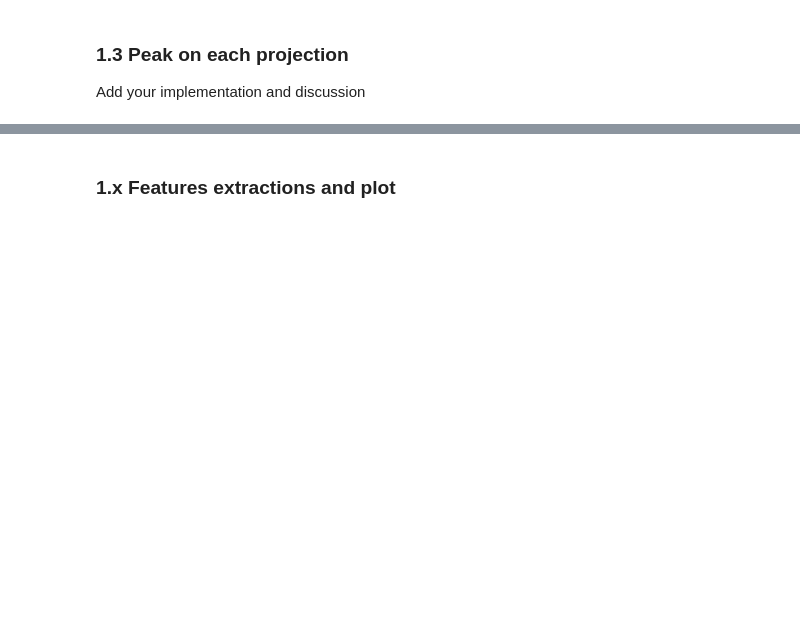
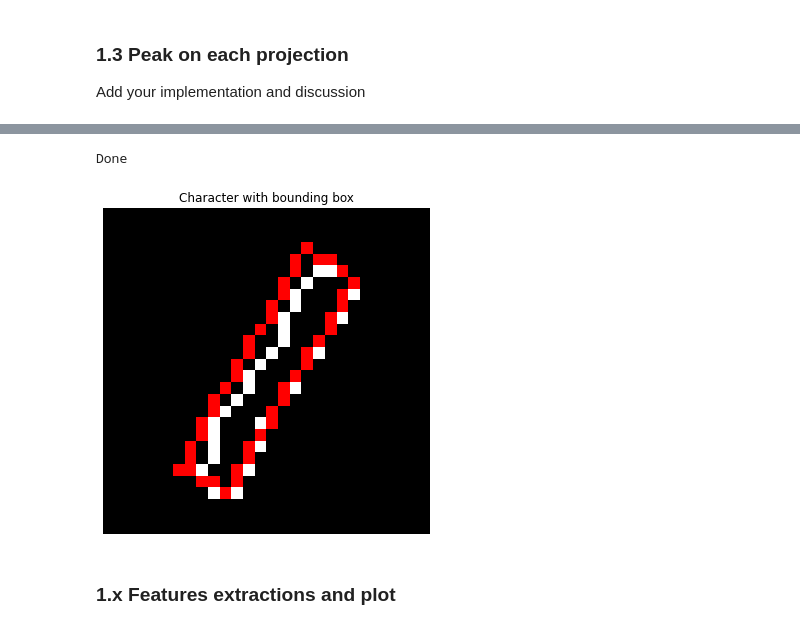
Before and after one commit to JambonSama/image_analysis_and_pattern_recognition_labs, a Jupyter notebook: labs/lab_02_object_description.ipynb, the cells around one changed output, grey strips where cells are left out. Drawn from its saved outputs; the diff is of its cells as text; code cells hidden in the pictures; blank space fills up the shorter version.

```diff
--- a/labs/lab_02_object_description.ipynb
+++ b/labs/lab_02_object_description.ipynb
@@ -270,2 +309,60 @@ def transform(list_img):
+# %%
+# Computes the ratio of the rotated bounding box.
+def getRatio(img):
+
+    contours,_ = cv.findContours(img, cv.RETR_TREE, cv.CHAIN_APPROX_SIMPLE)
+
+    drawing = np.zeros((img.shape[0], img.shape[1], 3), dtype=np.uint8)
+    cv.drawContours(drawing, contours, 0, [255,255,255])
+
+    minRect = [None]*len(contours)
+
+    max_contour_area = 0
+    for i, c in enumerate(contours):
+        cv.drawContours(drawing, contours, i, [255,255,255])
+        if max_contour_area < cv.contourArea(c): # take index 0 as it is the biggest contour
+            max_contour_area = cv.contourArea(c)
+            minRect = cv.minAreaRect(c)
+            (x, y), (width, height), angle = minRect
+            box = cv.boxPoints(minRect)
+            box = np.intp(box) #np.intp: Integer used for indexing (same as C ssize_t; normally either int32 or int64)
+
+    total_contours = i+1;
+    cv.drawContours(drawing, [box], 0, [255,0,0])
+    if width >= height:
+        ratio = width/height
+    else:
+        ratio = height/width
+
+    return ratio, drawing, total_contours
+
+# Computes the number of closed loops in the image
+def getClosedLoops(img):
+
+    # number of centroids, this gives the number of closed loops + 2 (background + first color)
+    _, thresh = cv.threshold(img, 1, 255, cv.THRESH_BINARY)
+    ret, labels, stats, centroids = cv.connectedComponentsWithStats(cv.bitwise_not(thresh),4)
+
+    closed_loops = int(centroids.size/2)-2
+
+    return closed_loops
+
+# Computes bounding box of char in img
+_, drawing, _ =  getRatio(imgs_1[4])
+
+# Plot
+n_lin = 1
+n_col = 1
+size = 6
+fig, ax = plt.subplots(n_lin, n_col, figsize=(n_col*size, n_lin*size))
+ax.imshow(drawing, cmap="gray")
+ax.set_title("Character with bounding box")
+ax.axis("off")
+
+# End of cell
+print("Done")
+# %% [output]
+Done
+[figure, added]
 # %% [markdown]
 ### 1.x Features extractions and plot
```
Also changed, not shown: parts of 10 cells of this notebook.
